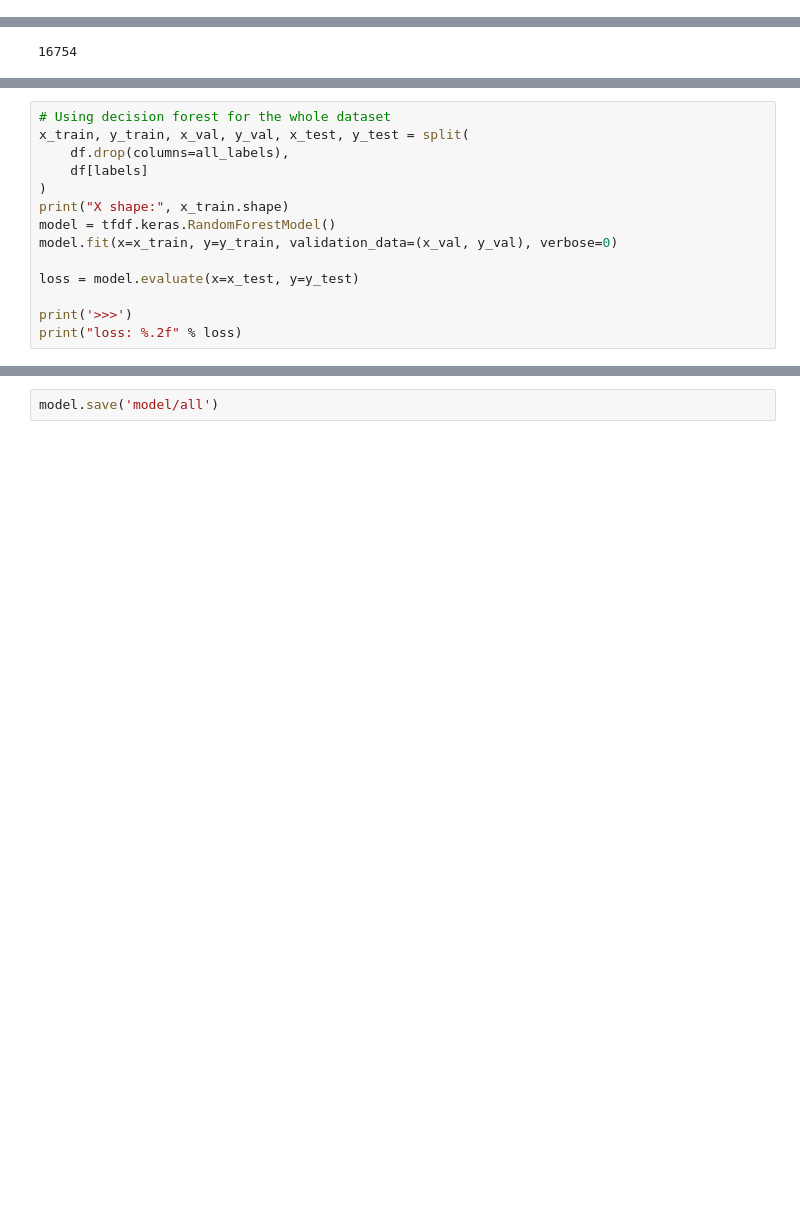
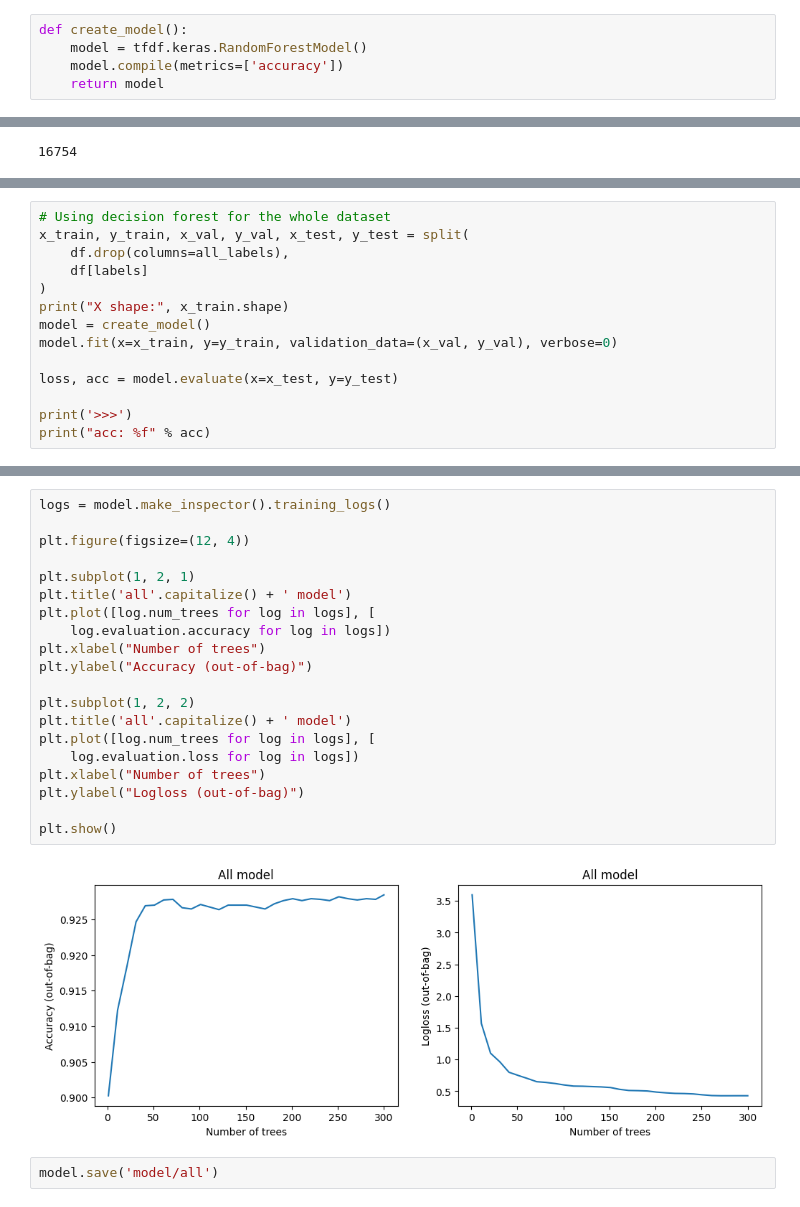
Before and after one commit to janoshr/ffa-model, a Jupyter notebook: section_models.ipynb, the cells around one changed output, grey strips where cells are left out. Cells and saved outputs as stored; diff of their text form; blank space fills up the shorter version.

Commit message:
feat(sectionModels): accuracy added as a metric feat(sectionModels): 10-fold cross validation added

```diff
--- a/section_models.ipynb
+++ b/section_models.ipynb
@@ -96,6 +104,11 @@ def split(dataset, ground_truth, test_size=0.2, val_size=0.2):
     return x_train, np.argmax(y_train, axis=1), x_val, np.argmax(y_val, axis=1), x_test, np.argmax(y_test, axis=1)
 # %%
 import tensorflow_decision_forests as tfdf
+# %%
+def create_model():
+    model = tfdf.keras.RandomForestModel()
+    model.compile(metrics=['accuracy'])
+    return model
 # %%
 
 models = {}
@@ -181,12 +334,12 @@ x_train, y_train, x_val, y_val, x_test, y_test = split(
     df[labels]
 )
 print("X shape:", x_train.shape)
-model = tfdf.keras.RandomForestModel()
+model = create_model()
 model.fit(x=x_train, y=y_train, validation_data=(x_val, y_val), verbose=0)
 
-loss = model.evaluate(x=x_test, y=y_test)
+loss, acc = model.evaluate(x=x_test, y=y_test)
 
 print('>>>')
-print("loss: %.2f" % loss)
+print("acc: %f" % acc)
 # %% [output]
 X shape: (11082, 45)
@@ -202,3 +355,25 @@ loss: 0.00
+# %%
+logs = model.make_inspector().training_logs()
+
+plt.figure(figsize=(12, 4))
+
+plt.subplot(1, 2, 1)
+plt.title('all'.capitalize() + ' model')
+plt.plot([log.num_trees for log in logs], [
+    log.evaluation.accuracy for log in logs])
+plt.xlabel("Number of trees")
+plt.ylabel("Accuracy (out-of-bag)")
+
+plt.subplot(1, 2, 2)
+plt.title('all'.capitalize() + ' model')
+plt.plot([log.num_trees for log in logs], [
+    log.evaluation.loss for log in logs])
+plt.xlabel("Number of trees")
+plt.ylabel("Logloss (out-of-bag)")
+
+plt.show()
+# %% [output]
+[figure, added]
 # %%
 model.save('model/all')
 # %% [output]
```
Also changed, not shown: parts of 11 cells of this notebook, 1 other file.
